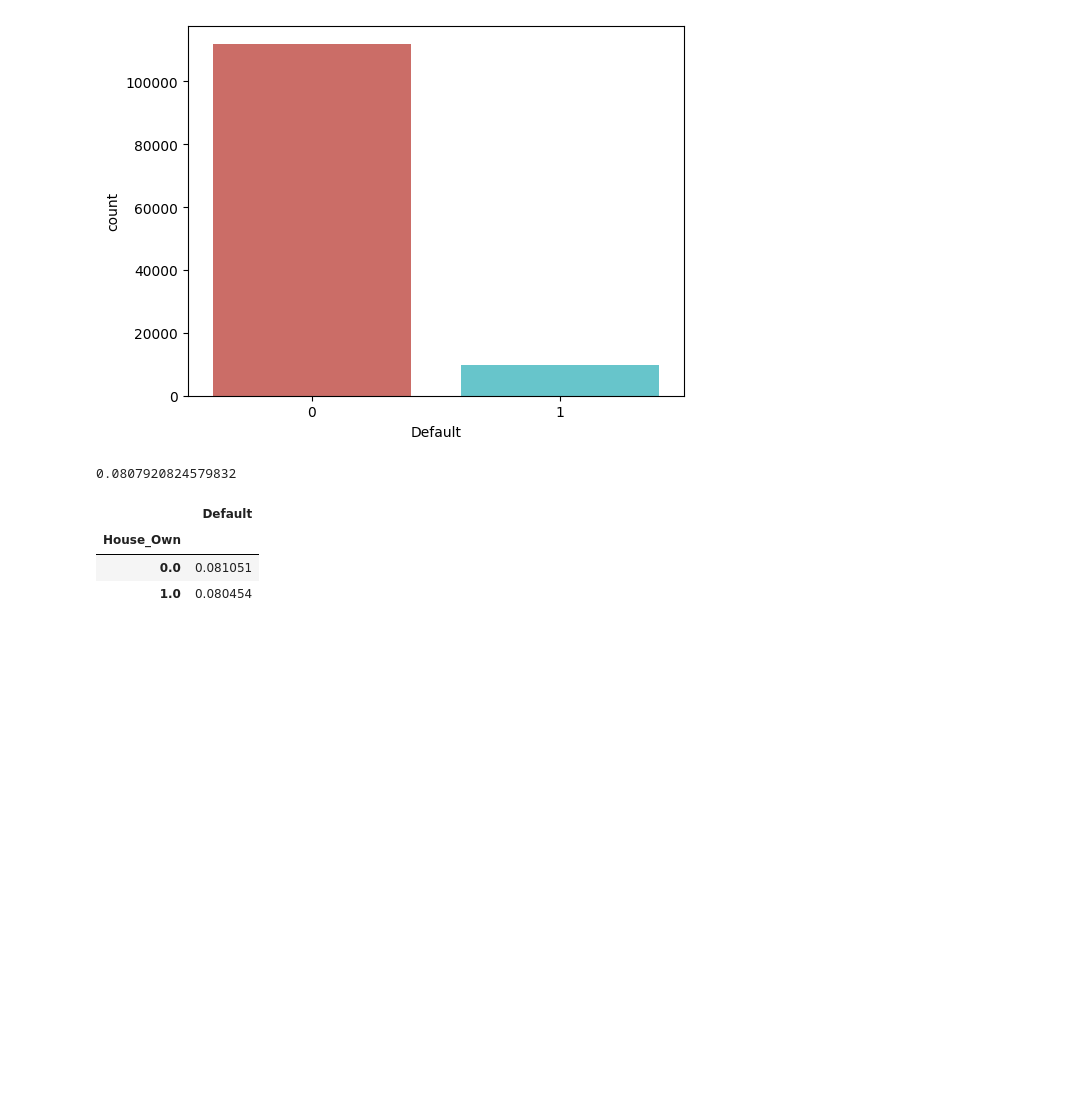
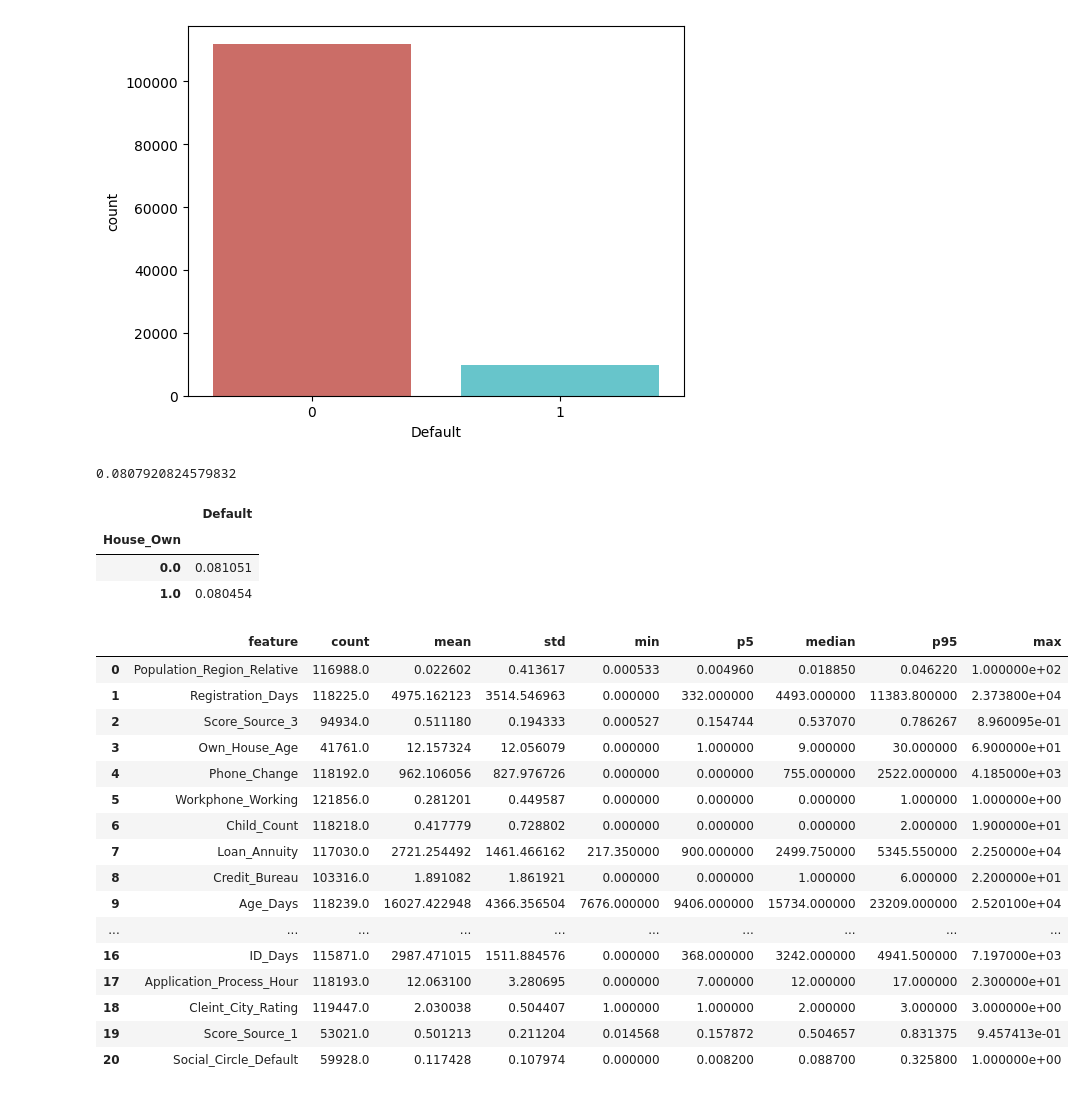
Before and after one commit to maacunap76/Especiaizacion_ML_Deep_DMC, a Jupyter notebook: Supervised_models/Logistic_regression/Credit_Scoring.ipynb, the cells around one changed output. Drawn from its saved outputs; the diff is of its cells as text; code cells hidden in the pictures; blank space fills up the shorter version.

```diff
--- a/Supervised_models/Logistic_regression/Credit_Scoring.ipynb
+++ b/Supervised_models/Logistic_regression/Credit_Scoring.ipynb
@@ -115,0 +133,23 @@ pddf.groupby('House_Own').agg({'Default': 'mean'})
+# %%
+univariate = pddf[numerical_features].describe(percentiles = [0.05,0.95]).transpose()
+univariate.reset_index(drop =False, inplace= True)
+univariate.rename(columns = {'index' : 'feature','5%':'p5','50%':'median','95%':'p95'}, inplace = True)
+univariate
+# %% [output]
+|  | feature | count | mean | std | min | p5 | median | p95 | max |
+| 0 | Population_Region_Relative | 116988.0 | 0.022602 | 0.413617 | 0.000533 | 0.004960 | 0.018850 | 0.046220 | 1.000000e+02 |
+| 1 | Registration_Days | 118225.0 | 4975.162123 | 3514.546963 | 0.000000 | 332.000000 | 4493.000000 | 11383.800000 | 2.373800e+04 |
+| 2 | Score_Source_3 | 94934.0 | 0.511180 | 0.194333 | 0.000527 | 0.154744 | 0.537070 | 0.786267 | 8.960095e-01 |
+| 3 | Own_House_Age | 41761.0 | 12.157324 | 12.056079 | 0.000000 | 1.000000 | 9.000000 | 30.000000 | 6.900000e+01 |
+| 4 | Phone_Change | 118192.0 | 962.106056 | 827.976726 | 0.000000 | 0.000000 | 755.000000 | 2522.000000 | 4.185000e+03 |
+| 5 | Workphone_Working | 121856.0 | 0.281201 | 0.449587 | 0.000000 | 0.000000 | 0.000000 | 1.000000 | 1.000000e+00 |
+| 6 | Child_Count | 118218.0 | 0.417779 | 0.728802 | 0.000000 | 0.000000 | 0.000000 | 2.000000 | 1.900000e+01 |
+| 7 | Loan_Annuity | 117030.0 | 2721.254492 | 1461.466162 | 217.350000 | 900.000000 | 2499.750000 | 5345.550000 | 2.250000e+04 |
+| 8 | Credit_Bureau | 103316.0 | 1.891082 | 1.861921 | 0.000000 | 0.000000 | 1.000000 | 6.000000 | 2.200000e+01 |
+| 9 | Age_Days | 118239.0 | 16027.422948 | 4366.356504 | 7676.000000 | 9406.000000 | 15734.000000 | 23209.000000 | 2.520100e+04 |
+| ... | ... | ... | ... | ... | ... | ... | ... | ... | ... |
+| 16 | ID_Days | 115871.0 | 2987.471015 | 1511.884576 | 0.000000 | 368.000000 | 3242.000000 | 4941.500000 | 7.197000e+03 |
+| 17 | Application_Process_Hour | 118193.0 | 12.063100 | 3.280695 | 0.000000 | 7.000000 | 12.000000 | 17.000000 | 2.300000e+01 |
+| 18 | Cleint_City_Rating | 119447.0 | 2.030038 | 0.504407 | 1.000000 | 1.000000 | 2.000000 | 3.000000 | 3.000000e+00 |
+| 19 | Score_Source_1 | 53021.0 | 0.501213 | 0.211204 | 0.014568 | 0.157872 | 0.504657 | 0.831375 | 9.457413e-01 |
+| 20 | Social_Circle_Default | 59928.0 | 0.117428 | 0.107974 | 0.000000 | 0.008200 | 0.088700 | 0.325800 | 1.000000e+00 |
```
Also changed, not shown: parts of 6 cells of this notebook.
